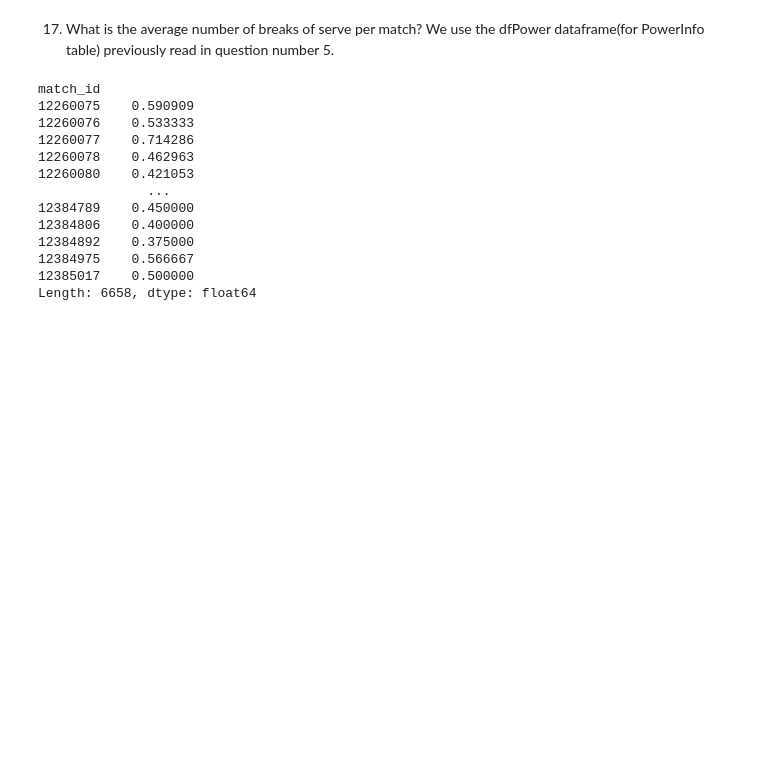
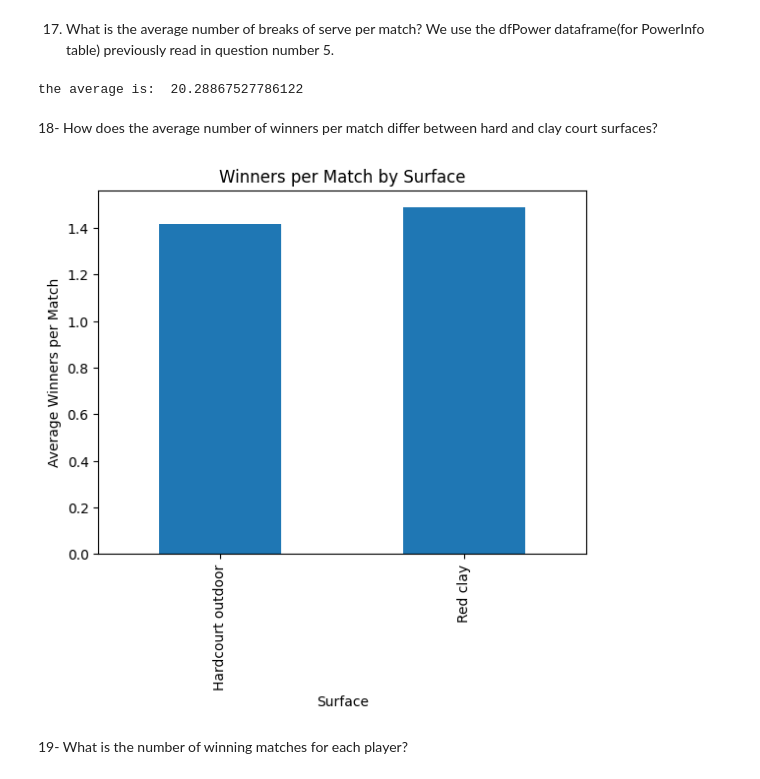
Before and after one commit to mahdieyehalavi/tennisMatchProject, a Jupyter notebook: part1.ipynb, the cells around one changed output. Saved outputs shown, nothing was run; the diff lists cells and outputs as text; code cells hidden in the pictures; blank space fills up the shorter version.

```diff
--- a/part1.ipynb
+++ b/part1.ipynb
@@ -474,23 +561,31 @@ country_total_prize.groupby('full_name').sum().sort_values('total_prize',ascendi
 # %% [markdown]
 17. What is the average number of breaks of serve per match?
 We use the dfPower dataframe(for PowerInfo table) previously read in question number 5.
-# %%
-
-TrueBreak=dfPower[dfPower['break_occurred']==True]
-sum_breaks_per_match = TrueBreak.groupby('match_id').agg(['sum'])['break_occurred']
-data_agg=dfPower.groupby('match_id').count()
-sum_breaks_per_match['sum']/data_agg['break_occurred']
-# %% [output]
-match_id
-12260075    0.590909
-12260076    0.533333
-12260077    0.714286
-12260078    0.462963
-12260080    0.421053
-              ...
-12384789    0.450000
-12384806    0.400000
-12384892    0.375000
-12384975    0.566667
-12385017    0.500000
-Length: 6658, dtype: float64
+# %%
+total_breaks = dfPower['break_occurred'].sum()
+
+num_matches = dfPower['match_id'].nunique()
+
+average_breaks_per_match = total_breaks / num_matches
+print(f"the average is: ",average_breaks_per_match )
+# %% [output]
+the average is:  20.28867527786122
+# %% [markdown]
+18- How does the average number of winners per match differ between hard and clay court surfaces?
+# %%
+# Join the df_event and df_period DataFrames on 'match_id'
+df_combined = pd.merge(dfEvent, match_tournament, on='match_id')
+
+# Calculate the average winners per match for each surface
+surface_winners = df_combined.groupby('ground_type')['winner_code'].mean()
+
+# Plot the average winners per match for each surface
+surface_winners.plot(kind='bar')
+plt.xlabel('Surface')
+plt.ylabel('Average Winners per Match')
+plt.title('Winners per Match by Surface')
+plt.show()
+# %% [output]
+[figure, added]
+# %% [markdown]
+19- What is the number of winning matches for each player?
```
Also changed, not shown: parts of 19 cells of this notebook, 1 other file.
